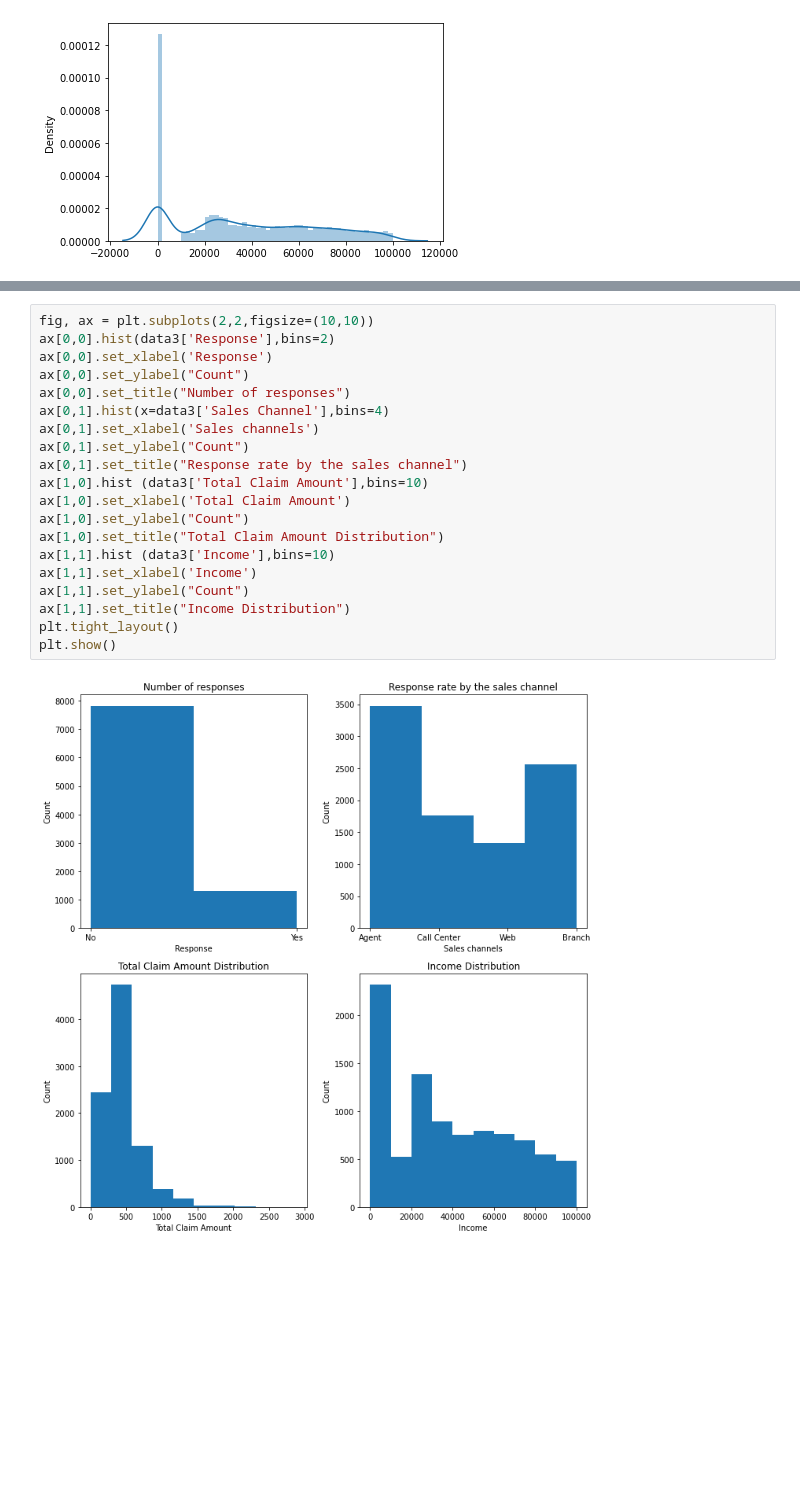
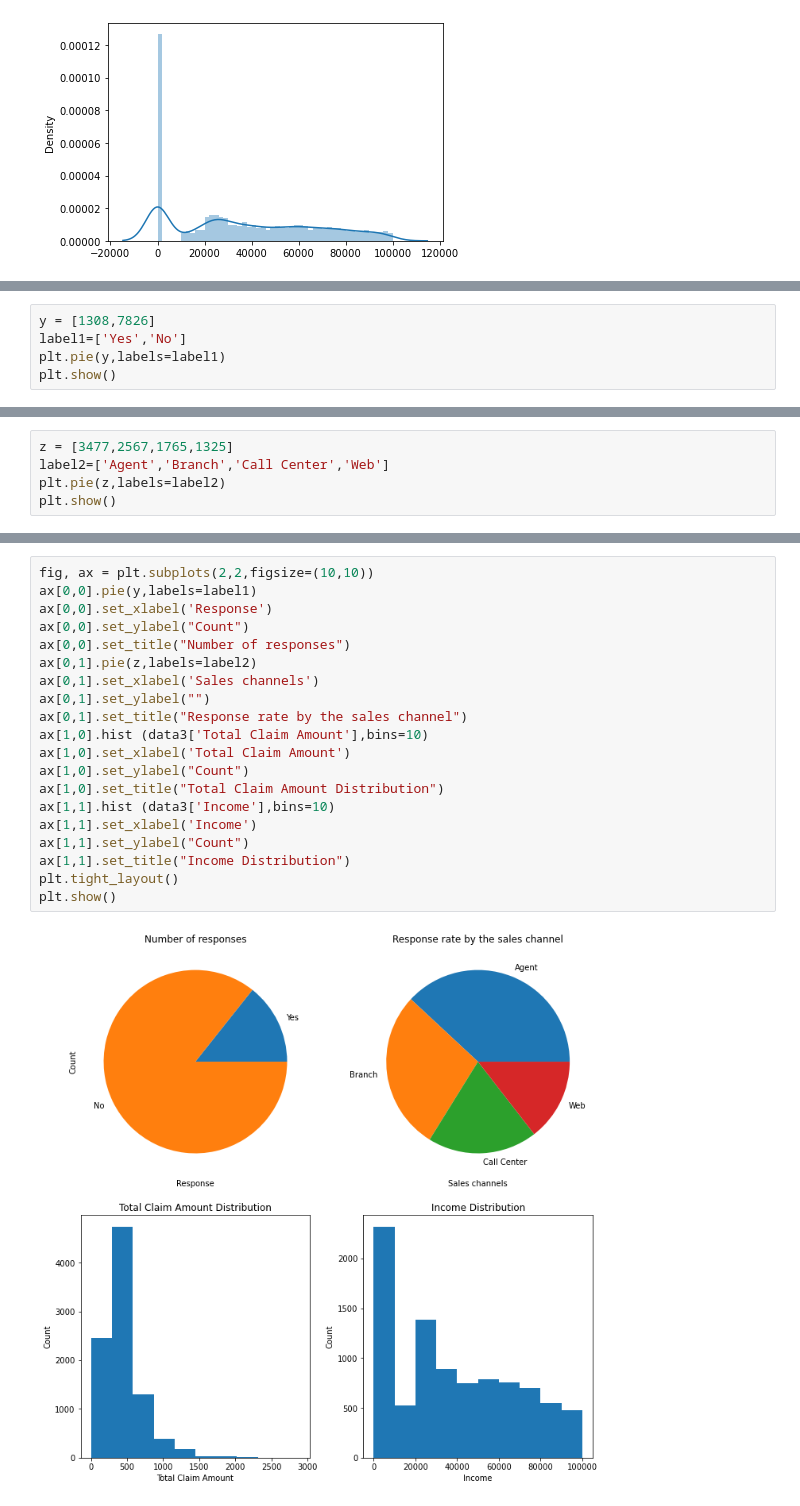
Before and after one commit to Verionyang/lab-customer-analysis-round-3, a Jupyter notebook: files_for_lab/excel_files/Lab - Customer Analysis Round 3-checkpoint.ipynb, the cells around one changed output, grey strips where cells are left out. Drawn from its saved outputs; the diff is of its cells as text; blank space fills up the shorter version.

```diff
--- a/files_for_lab/excel_files/Lab - Customer Analysis Round 3-checkpoint.ipynb
+++ b/files_for_lab/excel_files/Lab - Customer Analysis Round 3-checkpoint.ipynb
@@ -314,0 +319,5 @@ plt.show()
+# %%
+y = [1308,7826]
+label1=['Yes','No']
+plt.pie(y,labels=label1)
+plt.show()
@@ -314,0 +334,5 @@ plt.show()
+# %%
+z = [3477,2567,1765,1325]
+label2=['Agent','Branch','Call Center','Web']
+plt.pie(z,labels=label2)
+plt.show()
@@ -315,22 +341,22 @@ plt.show()
 # %%
 fig, ax = plt.subplots(2,2,figsize=(10,10))
-ax[0,0].hist(data3['Response'],bins=2)
+ax[0,0].pie(y,labels=label1)
 ax[0,0].set_xlabel('Response')
 ax[0,0].set_ylabel("Count")
 ax[0,0].set_title("Number of responses")
-ax[0,1].hist(x=data3['Sales Channel'],bins=4)
+ax[0,1].pie(z,labels=label2)
 ax[0,1].set_xlabel('Sales channels')
-ax[0,1].set_ylabel("Count")
+ax[0,1].set_ylabel("")
 ax[0,1].set_title("Response rate by the sales channel")
 ax[1,0].hist (data3['Total Claim Amount'],bins=10)
 ax[1,0].set_xlabel('Total Claim Amount')
 ax[1,0].set_ylabel("Count")
 ax[1,0].set_title("Total Claim Amount Distribution")
 ax[1,1].hist (data3['Income'],bins=10)
 ax[1,1].set_xlabel('Income')
 ax[1,1].set_ylabel("Count")
 ax[1,1].set_title("Income Distribution")
 plt.tight_layout()
 plt.show()
 # %% [output]
-[figure, old version]
+[figure, new version]
```
Also changed, not shown: parts of 5 cells of this notebook.
